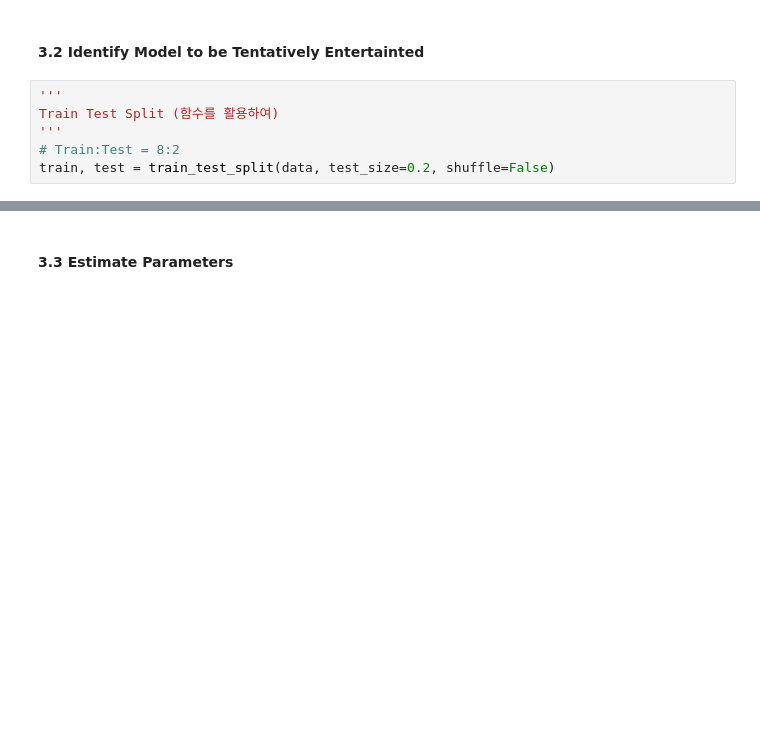
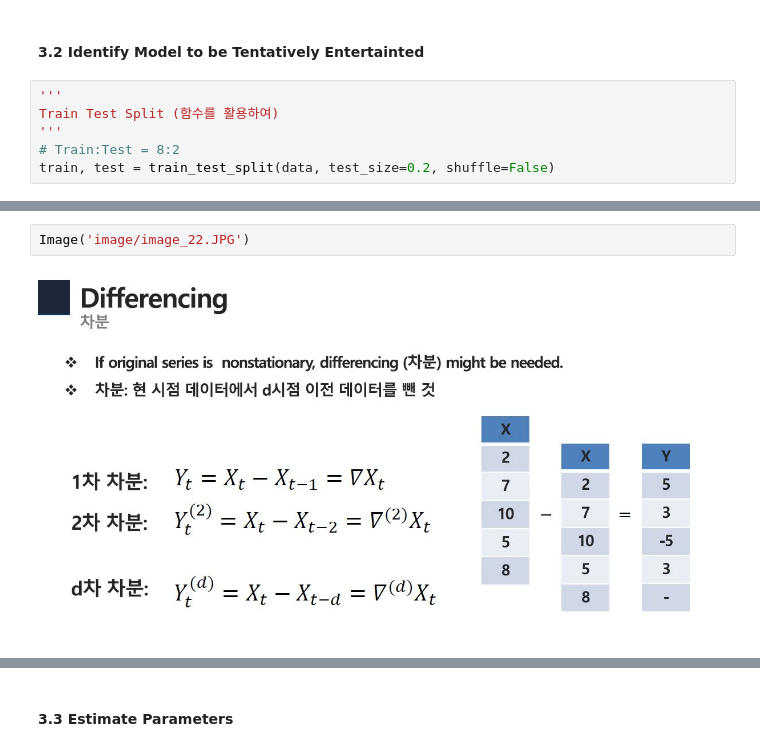
Before and after one commit to caplove/DX_LG_KOREA, a Jupyter notebook: 통계기반시계열분석 2회차 - 2.ipynb, the cells around one changed output, grey strips where cells are left out. Saved outputs shown, nothing was run; the diff lists cells and outputs as text; blank space fills up the shorter version.

```diff
--- a/통계기반시계열분석 2회차 - 2.ipynb
+++ b/통계기반시계열분석 2회차 - 2.ipynb
@@ -170,3 +245,7 @@ sm.graphics.tsa.plot_pacf(train.values.squeeze(), lags=30, ax=ax[1]); # Modify n
+# %%
+Image('image/image_22.JPG')
+# %% [output]
+[figure, added]
 # %%
 # Differencing
 # https://pandas.pydata.org/docs/reference/api/pandas.DataFrame.diff.html
```
Also changed, not shown: parts of 68 cells of this notebook.
